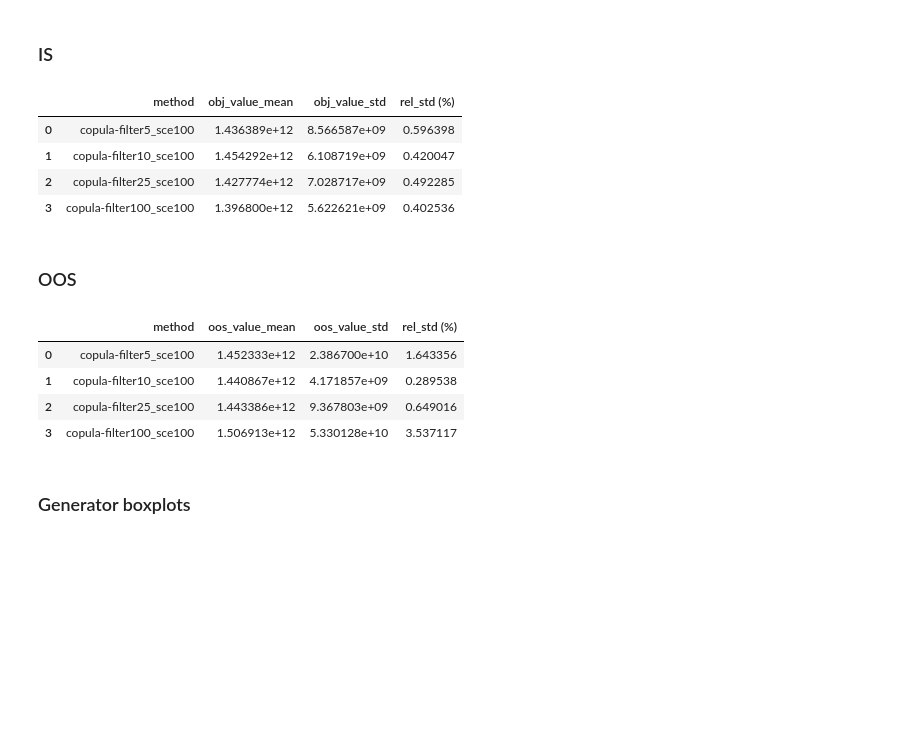
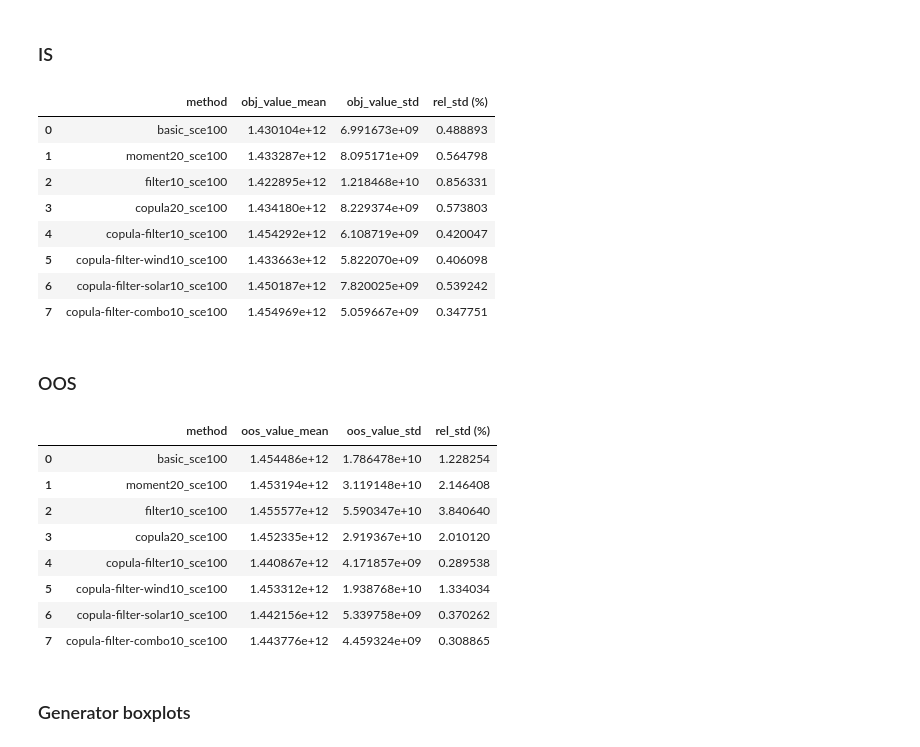
Before and after one commit to iverlg/masteroppgave, a Jupyter notebook: is_and_oos_analysis.ipynb, the cells around one changed output. Drawn from its saved outputs; the diff is of its cells as text; code cells hidden in the pictures; blank space fills up the shorter version.

```diff
--- a/is_and_oos_analysis.ipynb
+++ b/is_and_oos_analysis.ipynb
@@ -5,51 +5,55 @@ import matplotlib.patches as mpatches
 import matplotlib.pyplot as plt
 import pandas as pd
 
-#methods = ["basic", "moment20", "filter10", "copula20", "copula-filter10", "copula-filter-wind10", "copula-filter-solar10", "copula-filter-combo10"]
+methods = ["basic", "moment20", "filter10", "copula20", "copula-filter10", "copula-filter-wind10", "copula-filter-solar10", "copula-filter-combo10"]
 #num_scenarios = [10, 50, 100]
 #methods = ["copula-filter10", "copula-filter100", "copula-filter-wind10", "copula-filter-solar10", "copula-filter-combo10"]
-methods = ["copula-filter5", "copula-filter10", "copula-filter25", "copula-filter100"]
+#methods = ["copula-filter5", "copula-filter10", "copula-filter25", "copula-filter100"]
 num_scenarios = [100]
 
 final_rows = []
 
 for ns in num_scenarios:
     for method in methods:
         base_folder = f"NewResults/run_in_sample/dataset_europe_agg_v50/{method}/{str(ns)}"
 
         rows = []
 
         if method in ["copula-filter-wind10", "copula-filter-solar10", "copula-filter-combo10"] and ns not in [100]:
             continue
 
         for i in range(1, 31):
             objective_value_path = base_folder + "/" + str(i) + "/results_objective.csv"
             df_obj_value = pd.read_csv(objective_value_path)
             obj_value = float(df_obj_value.columns[0].split(":")[1])
             rows.append({"instance": i, "obj_value": obj_value})
 
         df = pd.DataFrame(rows)
         mean_value = df['obj_value'].mean()
         std_value = df['obj_value'].std()
         rel_std = std_value / mean_value * 100 # %
 
         final_rows.append({"method": f"{method}_sce{ns}", "obj_value_mean": mean_value, "obj_value_std": std_value, "rel_std (%)": rel_std})
 
 result_df = pd.DataFrame(final_rows)
 result_df
 # %% [output]
 |  | method | obj_value_mean | obj_value_std | rel_std (%) |
-| 0 | copula-filter5_sce100 | 1.436389e+12 | 8.566587e+09 | 0.596398 |
-| 1 | copula-filter10_sce100 | 1.454292e+12 | 6.108719e+09 | 0.420047 |
-| 2 | copula-filter25_sce100 | 1.427774e+12 | 7.028717e+09 | 0.492285 |
-| 3 | copula-filter100_sce100 | 1.396800e+12 | 5.622621e+09 | 0.402536 |
+| 0 | basic_sce100 | 1.430104e+12 | 6.991673e+09 | 0.488893 |
+| 1 | moment20_sce100 | 1.433287e+12 | 8.095171e+09 | 0.564798 |
+| 2 | filter10_sce100 | 1.422895e+12 | 1.218468e+10 | 0.856331 |
+| 3 | copula20_sce100 | 1.434180e+12 | 8.229374e+09 | 0.573803 |
+| 4 | copula-filter10_sce100 | 1.454292e+12 | 6.108719e+09 | 0.420047 |
+| 5 | copula-filter-wind10_sce100 | 1.433663e+12 | 5.822070e+09 | 0.406098 |
+| 6 | copula-filter-solar10_sce100 | 1.450187e+12 | 7.820025e+09 | 0.539242 |
+| 7 | copula-filter-combo10_sce100 | 1.454969e+12 | 5.059667e+09 | 0.347751 |
 # %% [markdown]
 ### OOS
 # %%
-#methods = ["basic", "moment20", "filter10", "copula20", "copula-filter10", "copula-filter-wind10", "copula-filter-solar10", "copula-filter-combo10"]
+methods = ["basic", "moment20", "filter10", "copula20", "copula-filter10", "copula-filter-wind10", "copula-filter-solar10", "copula-filter-combo10"]
 #num_scenarios = [10, 50, 100]
 
-methods = ["copula-filter5", "copula-filter10", "copula-filter25", "copula-filter100"]
+#methods = ["copula-filter5", "copula-filter10", "copula-filter25", "copula-filter100"]
 num_scenarios = [100]
 
 
@@ -89,10 +93,14 @@ result_df = pd.DataFrame(final_rows)
 result_df
 # %% [output]
 |  | method | oos_value_mean | oos_value_std | rel_std (%) |
-| 0 | copula-filter5_sce100 | 1.452333e+12 | 2.386700e+10 | 1.643356 |
-| 1 | copula-filter10_sce100 | 1.440867e+12 | 4.171857e+09 | 0.289538 |
-| 2 | copula-filter25_sce100 | 1.443386e+12 | 9.367803e+09 | 0.649016 |
-| 3 | copula-filter100_sce100 | 1.506913e+12 | 5.330128e+10 | 3.537117 |
+| 0 | basic_sce100 | 1.454486e+12 | 1.786478e+10 | 1.228254 |
+| 1 | moment20_sce100 | 1.453194e+12 | 3.119148e+10 | 2.146408 |
+| 2 | filter10_sce100 | 1.455577e+12 | 5.590347e+10 | 3.840640 |
+| 3 | copula20_sce100 | 1.452335e+12 | 2.919367e+10 | 2.010120 |
+| 4 | copula-filter10_sce100 | 1.440867e+12 | 4.171857e+09 | 0.289538 |
+| 5 | copula-filter-wind10_sce100 | 1.453312e+12 | 1.938768e+10 | 1.334034 |
+| 6 | copula-filter-solar10_sce100 | 1.442156e+12 | 5.339758e+09 | 0.370262 |
+| 7 | copula-filter-combo10_sce100 | 1.443776e+12 | 4.459324e+09 | 0.308865 |
 # %% [markdown]
 ### Generator boxplots
 # %%
```
Also changed, not shown: parts of 4 cells of this notebook, 21 other files.
